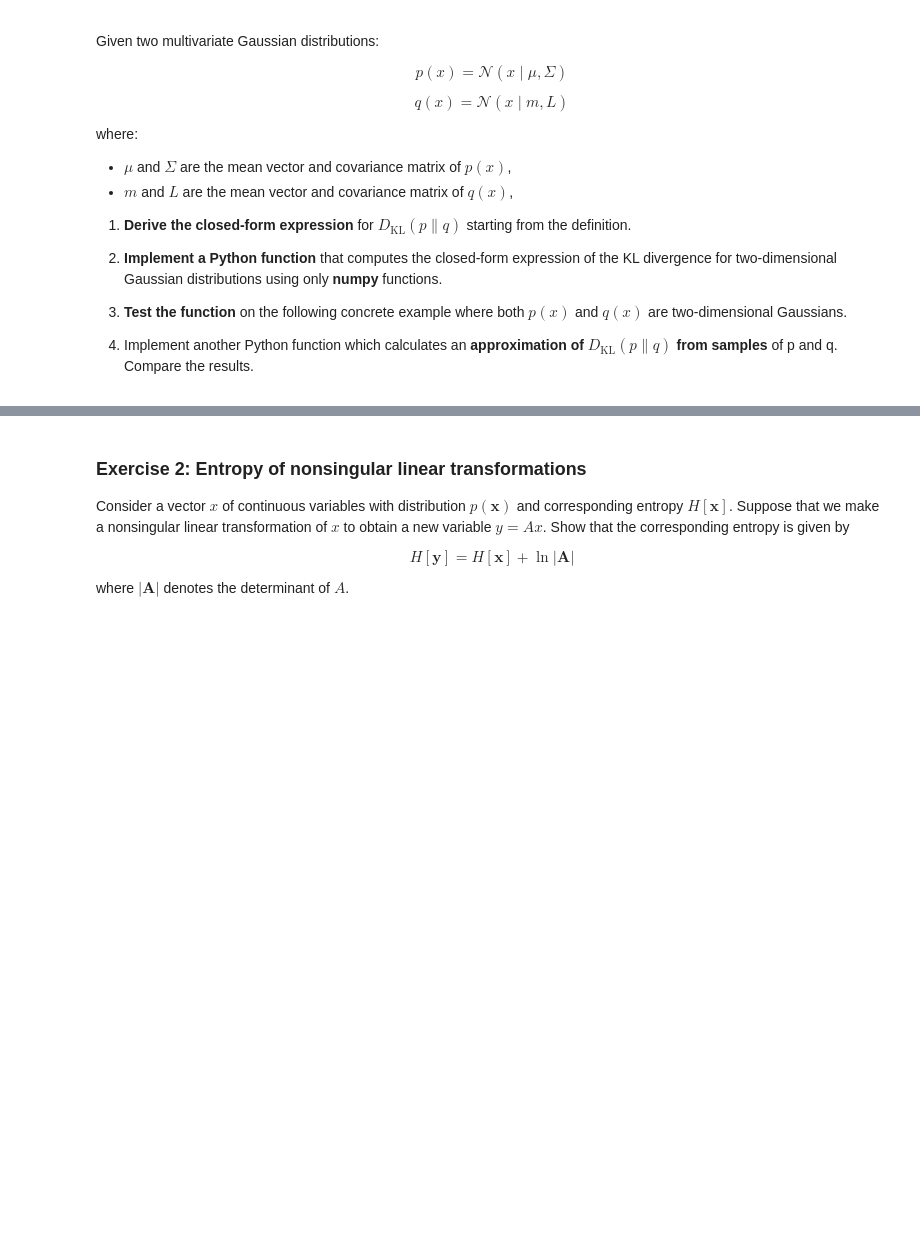
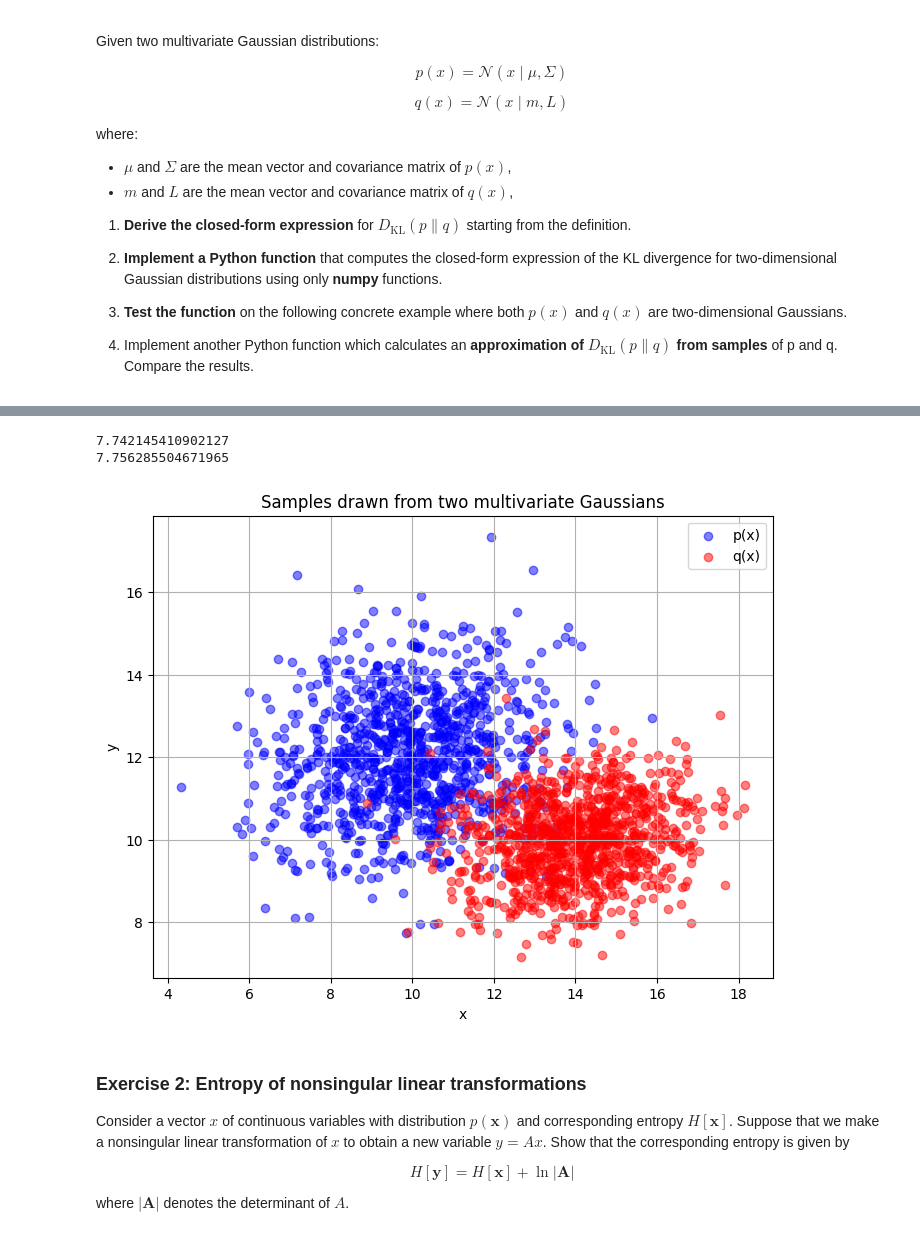
Before and after one commit to TommasoPiscitelli/PML2025, a Jupyter notebook: Homeworks/Homework_1.ipynb, the cells around one changed output, grey strips where cells are left out. Drawn from its saved outputs; the diff is of its cells as text; code cells hidden in the pictures; blank space fills up the shorter version.

```diff
--- a/Homeworks/Homework_1.ipynb
+++ b/Homeworks/Homework_1.ipynb
@@ -32,29 +107,65 @@ where:
+# %%
+def kl_mvn(m0, S0, m1, S1):
+    # store inv diag covariance of S1 and diff between means
+    N = m0.shape[0]
+    iS1 = np.linalg.inv(S1)
+    diff = m1 - m0
+
+    # kl is made of three terms
+    tr_term   = np.trace(iS1 @ S0)
+    det_term  = np.log(np.linalg.det(S1)/np.linalg.det(S0)) #np.sum(np.log(S1)) - np.sum(np.log(S0))
+    quad_term = diff.T @ np.linalg.inv(S1) @ diff #np.sum( (diff*diff) * iS1, axis=1)
+    #print(tr_term,det_term,quad_term)
+    return .5 * (tr_term + det_term + quad_term - N)
 # %%
-import numpy as np
-import matplotlib.pyplot as plt
-
 np.random.seed(42)
 
 mu_p = np.array([10, 12])
 sigma_p = np.array([[3, 0.5], [0.5, 2]])
 mu_q = np.array([14, 10])
 sigma_q = np.array([[2, 0.3], [0.3, 1]])
 
+print(kl_mvn(mu_p, sigma_p, mu_q, sigma_q)) # KL divergence from p to q
+
 data_points = 1000
 
 p_samples = np.random.multivariate_normal(mu_p, sigma_p, data_points)
 q_samples = np.random.multivariate_normal(mu_q, sigma_q, data_points)
+
+def kl_mvn_sample(p_samples, q_samples):
+    # store inv diag covariance of S1 and diff between means
+    mean_p = np.mean(p_samples, axis=0)
+    mean_q = np.mean(q_samples, axis=0)
+    cov_p = np.cov(p_samples, rowvar=False)
+    cov_q = np.cov(q_samples, rowvar=False)
+    N = mean_p.shape[0]
+    icov_q = np.linalg.inv(cov_q)
+    diff = mean_p - mean_q
+
+    # kl is made of three terms
+    tr_term   = np.trace(icov_q @ cov_p)
+    det_term  = np.log(np.linalg.det(cov_q)/np.linalg.det(cov_p)) #np.sum(np.log(S1)) - np.sum(np.log(S0))
+    quad_term = diff.T @ np.linalg.inv(cov_q) @ diff #np.sum( (diff*diff) * iS1, axis=1)
+    #print(tr_term,det_term,quad_term)
+    return .5 * (tr_term + det_term + quad_term - N)
+
+
+print(kl_mvn_sample(p_samples, q_samples)) # KL divergence from p to q
 
 # p, q samples visualization
 plt.figure(figsize=(8, 6))
 plt.scatter(p_samples[:, 0], p_samples[:, 1], alpha=0.5, label='p(x)', color='blue')
 plt.scatter(q_samples[:, 0], q_samples[:, 1], alpha=0.5, label='q(x)', color='red')
 plt.title('Samples drawn from two multivariate Gaussians')
 plt.xlabel('x')
 plt.ylabel('y')
 plt.legend()
 plt.grid(True)
 plt.show()
+# %% [output]
+7.742145410902127
+7.756285504671965
+[figure, added]
 # %% [markdown]
 ### Exercise 2: Entropy of nonsingular linear transformations
 
```
Also changed, not shown: parts of 2 cells of this notebook.
